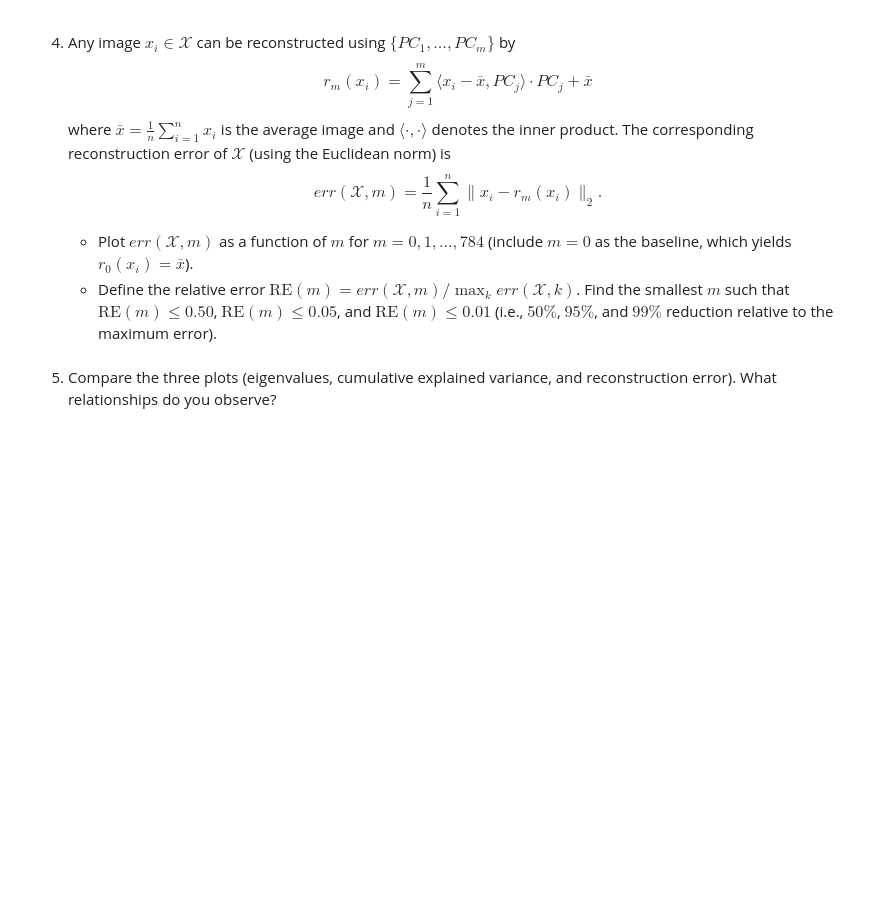
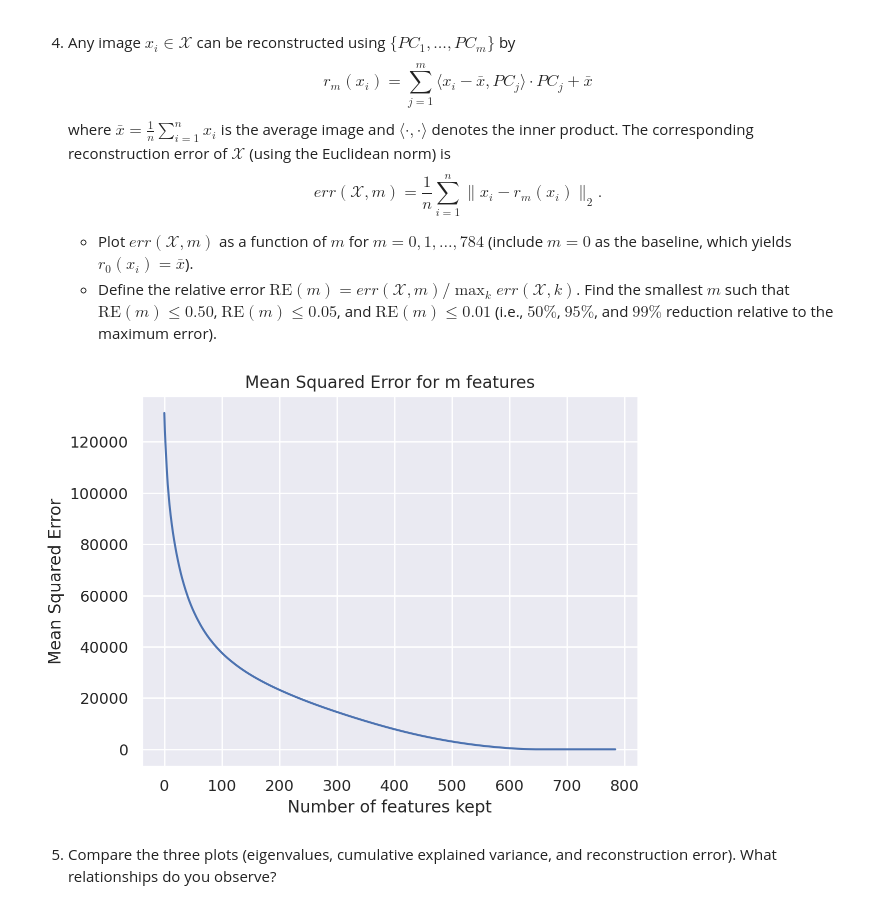
Before and after one commit to Arkanthara/data_science, a Jupyter notebook: TPB_donnet_michel_jean_joseph.ipynb, the cells around one changed output. Cells and saved outputs as stored; diff of their text form; code cells hidden in the pictures; blank space fills up the shorter version.

```diff
--- a/TPB_donnet_michel_jean_joseph.ipynb
+++ b/TPB_donnet_michel_jean_joseph.ipynb
@@ -480,5 +504,21 @@ So sometimes, it's useful to apply a standardisation of the data before PCA.
 
     - Plot $err(\mathcal{X}, m)$ as a function of $m$ for $m = 0, 1, \ldots, 784$ (include $m=0$ as the baseline, which yields $r_0(x_i) = \bar{x}$).
     - Define the relative error $\mathrm{RE}(m) = err(\mathcal{X}, m) / \max_{k} err(\mathcal{X}, k)$. Find the smallest $m$ such that $\mathrm{RE}(m) \leq 0.50$, $\mathrm{RE}(m) \leq 0.05$, and $\mathrm{RE}(m) \leq 0.01$ (i.e., $50\%$, $95\%$, and $99\%$ reduction relative to the maximum error).
+# %%
+def reconstruct(X: np.ndarray, PC: np.ndarray, m: int) -> np.ndarray:
+    mean = np.mean(X, axis=0)
+    return ((X - mean) @ PC[:, :m]) @ PC[:, :m].T + mean
+
+def err(X: np.ndarray, PC: np.ndarray, m: int) -> float:
+    return np.mean(np.linalg.norm(X - reconstruct(X, PC, m)))
+
+plt.figure()
+plt.plot(np.arange(785), [err(sample_images, eigenvector, m) for m in range(785)])
+plt.title("Mean Squared Error for m features")
+plt.xlabel("Number of features kept")
+plt.ylabel("Mean Squared Error")
+plt.show()
+# %% [output]
+[figure, added]
 # %% [markdown]
 5. Compare the three plots (eigenvalues, cumulative explained variance, and reconstruction error). What relationships do you observe?
```
Also changed, not shown: parts of 13 cells of this notebook.
